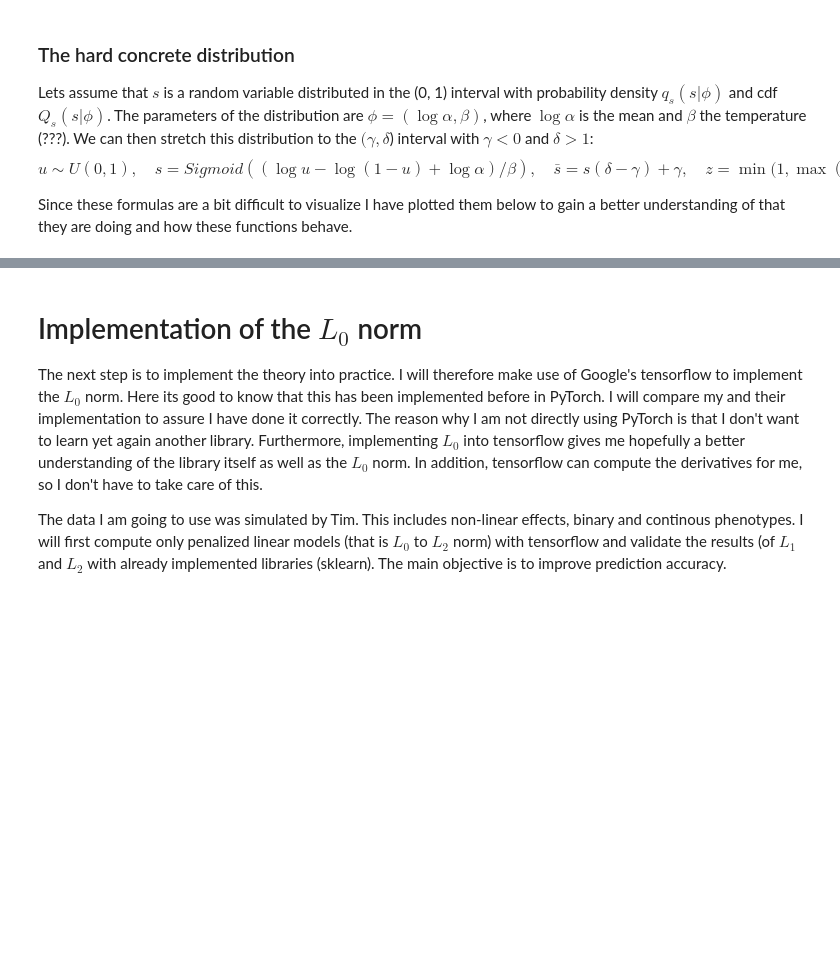
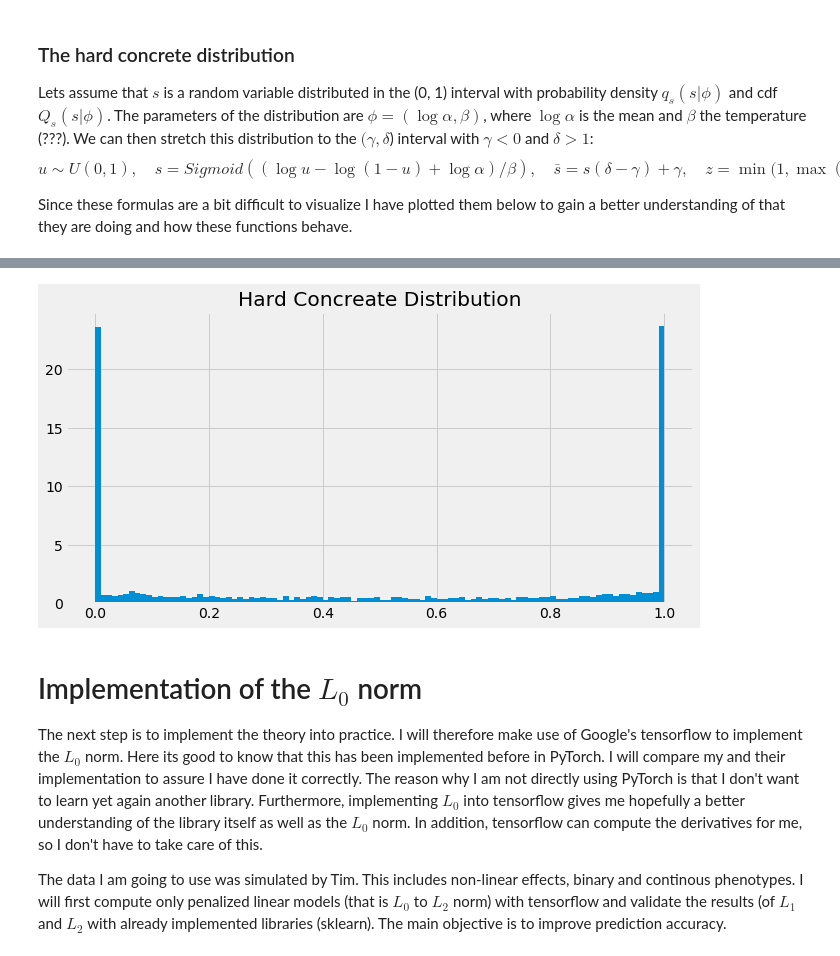
Before and after one commit to rmporsch/ML_genetic_risk, a Jupyter notebook: notebooks/L0_norm.ipynb, the cells around one changed output, grey strips where cells are left out. Cells and saved outputs as stored; diff of their text form; code cells hidden in the pictures; blank space fills up the shorter version.

```diff
--- a/notebooks/L0_norm.ipynb
+++ b/notebooks/L0_norm.ipynb
@@ -171,3 +183,12 @@ n, bins, patches = axs[1].hist(values, bins=100, density=True)
+# %%
+fig, axs = plt.subplots()
+fig.set_size_inches((10, 5))
+axs.set_title('Hard Concreate Distribution')
+
+values = [hard_concrete_dist(loc=1, temp=0.5, gamma=-0.1, zeta=1.1) for _ in range(5000)]
+n, bins, patches = axs.hist(values, bins=100, density=True)
+# %% [output]
+[figure, added]
 # %% [markdown]
 # Implementation of the $L_0$ norm
 
```
Also changed, not shown: parts of 2 cells of this notebook, 6 other files.
